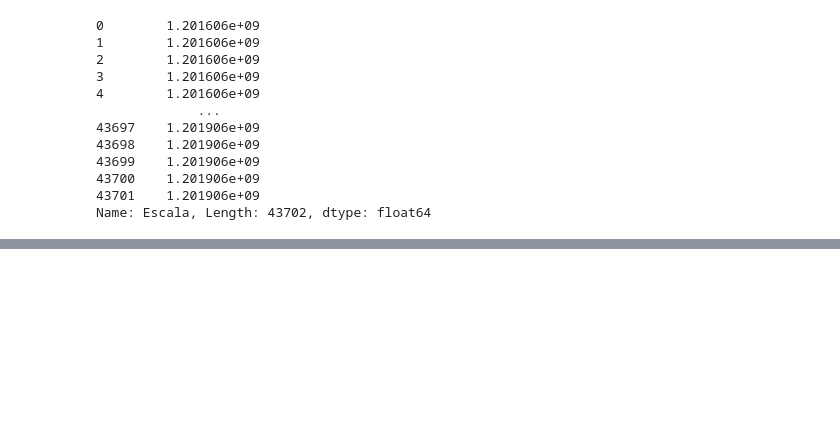
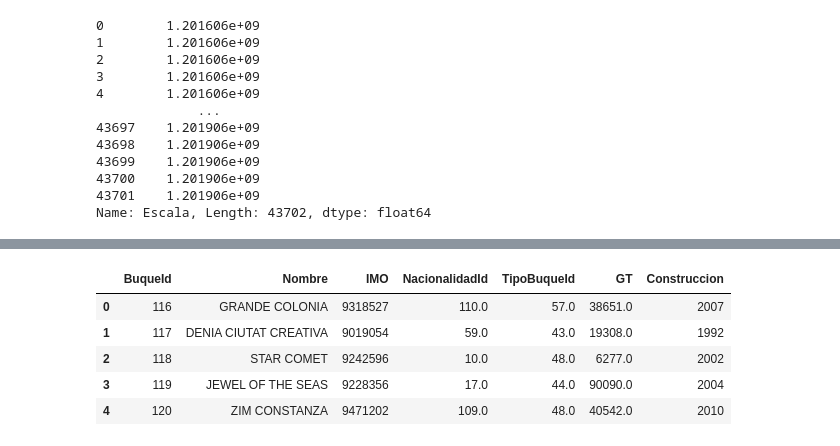
Before and after one commit to Turandot123/Forecasting-vessels-manoeuvre-lenght, a Jupyter notebook: src/AMURA_Transform_original.ipynb, the cells around one changed output, grey strips where cells are left out. Cells and saved outputs as stored; diff of their text form; code cells hidden in the pictures; blank space fills up the shorter version.

```diff
--- a/src/AMURA_Transform_original.ipynb
+++ b/src/AMURA_Transform_original.ipynb
@@ -498,0 +429,9 @@ dtype: object
+# %%
+VAL_buque.head()
+# %% [output]
+|  | BuqueId | Nombre | IMO | NacionalidadId | TipoBuqueId | GT | Construccion |
+| 0 | 116 | GRANDE COLONIA | 9318527 | 110.0 | 57.0 | 38651.0 | 2007 |
+| 1 | 117 | DENIA CIUTAT CREATIVA | 9019054 | 59.0 | 43.0 | 19308.0 | 1992 |
+| 2 | 118 | STAR COMET | 9242596 | 10.0 | 48.0 | 6277.0 | 2002 |
+| 3 | 119 | JEWEL OF THE SEAS | 9228356 | 17.0 | 44.0 | 90090.0 | 2004 |
+| 4 | 120 | ZIM CONSTANZA | 9471202 | 109.0 | 48.0 | 40542.0 | 2010 |
```
Also changed, not shown: parts of 54 cells of this notebook.
